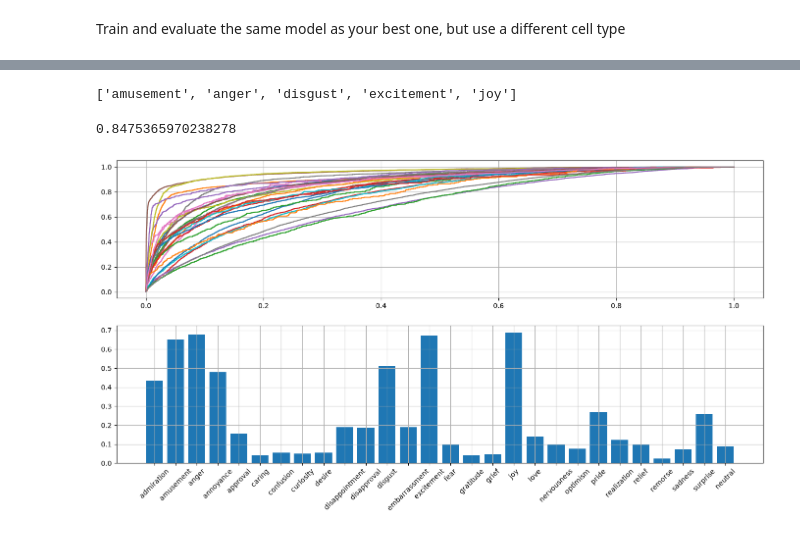
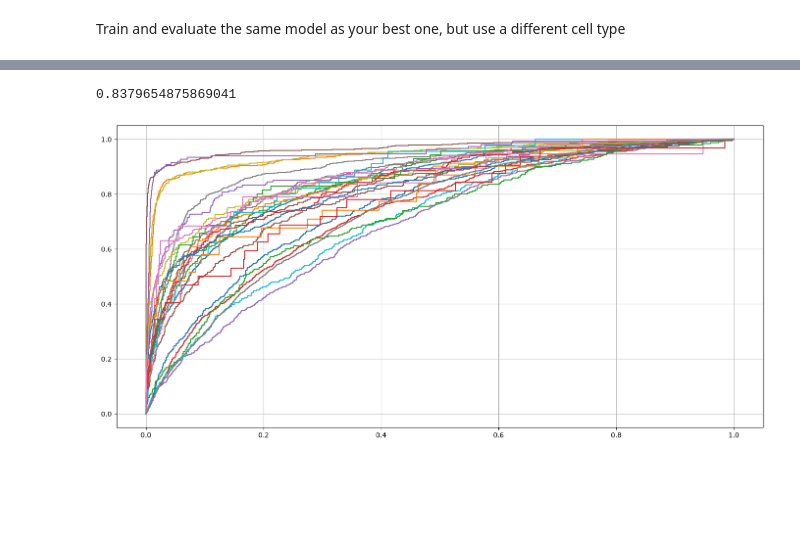
Before and after one commit to MaksKuchuk/NLP-HW, a Jupyter notebook: lab1/main.ipynb, the cells around one changed output, grey strips where cells are left out. Saved outputs shown, nothing was run; the diff lists cells and outputs as text; code cells hidden in the pictures; blank space fills up the shorter version.

```diff
--- a/lab1/main.ipynb
+++ b/lab1/main.ipynb
@@ -466,14 +509,13 @@ Epoch 10/10
-# %%
-models = [
-    keras.models.load_model('LSTM_smart_st1_nonbi.keras'),
-    keras.models.load_model('LSTM_smart_st2_nonbi.keras'),
-    keras.models.load_model('LSTM_smart_st1_bi.keras'),
-    keras.models.load_model('LSTM_smart_st2_bi.keras'),
-    keras.models.load_model('LSTM_default_st1_nonbi.keras'),
-    keras.models.load_model('LSTM_default_st2_nonbi.keras'),
-    keras.models.load_model('LSTM_default_st1_bi.keras'),
-    keras.models.load_model('LSTM_default_st2_bi.keras')
-]
+# %%
+models = []
+c = 0
+for d in [smart_dataset, default_dataset, fixed_dataset]:
+    for i in range(4):
+        bi = 'bi' if (i // 2) % 2 == 1 else 'nonbi'
+        st = 1 if i % 2 == 0 else 2
+        d_type = dataset_type[c // 4]
+        models.append(keras.models.load_model(f'GRU_{d_type}_st{st}_{bi}.keras'))
+        c += 1
 # %% [markdown]
 # Evaluation
 # %% [markdown]
@@ -504,14 +546,14 @@ def plot_roc_curve(
         y = []
         pred = []
         for x_, y_ in X:
-            pred.append(np.array(keras.ops.sigmoid(model(x_))))
+            pred.append(keras.ops.convert_to_numpy(keras.ops.sigmoid(model(x_))))
             y.append(y_)
 
         pred = np.concatenate([p.reshape(-1, p.shape[-1]) for p in pred], axis=0)
 
         y = np.concatenate(y, axis=0)
     else:
-        pred = np.array(keras.ops.sigmoid(model(X))).reshape(-1, len(emotions))
+        pred = keras.ops.convert_to_numpy(keras.ops.sigmoid(model(X))).reshape(-1, len(emotions))
 
     for i in range(len(emotions)):
         fprs[i], tprs[i], _ = roc_curve(y[:, i], pred[:, i])
@@ -664,21 +726,16 @@ Epoch 10/10
 # %%
-model_gru = keras.models.load_model('GRU_default_st1_bi.keras')
+model_lstm = keras.models.load_model('LSTM_default_st2_bi.keras')
-# %%
-txt = 'this is a simple text. I hate !!!!!!!. AAAAAAaaaAAAaAAAA. i want to eat. its fun'
-print(label_text(txt, model_gru))
-# %% [output]
-['amusement', 'anger', 'disgust', 'excitement', 'joy']
 # %%
-fig, ax = plt.subplots(2, 1, figsize=(17, 8))
+fig, ax = plt.subplots(1, 1, figsize=(17, 8))
 
-t = tokenizer.encode(txt)
+# t = tokenizer.encode(texts[0])
 
-print(plot_roc_curve(val_dataset, None, model_gru, ax[0]))
-plot_emotion_scores(txt, model_gru, ax=ax[1])
+print(plot_roc_curve(val_dataset, None, model_lstm, ax))
+# plot_emotion_scores(texts[0], model_lstm, ax=ax[1])
 
-ax[1].tick_params(axis='x', rotation=45)
-ax[0].grid()
-ax[1].grid()
+# ax[1].tick_params(axis='x', rotation=45)
+ax.grid()
+# ax[1].grid()
 # %% [output]
-0.8475365970238278
+0.8379654875869041
-[figure, old version]
+[figure, new version]
```
Also changed, not shown: parts of 34 cells of this notebook, 2 other files.
